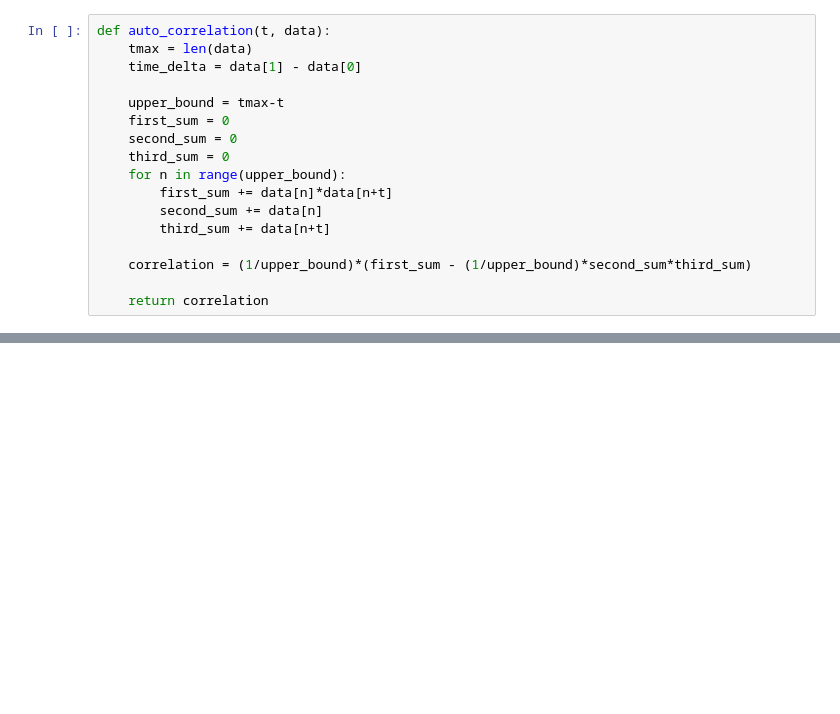
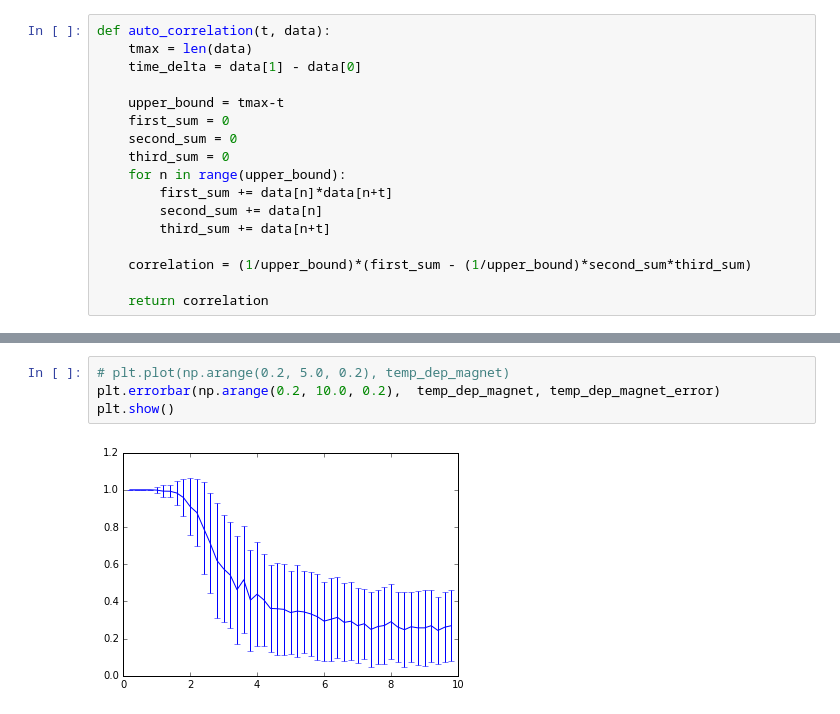
Before and after one commit to teunzwart/bachelor-project, a Jupyter notebook: code/Metropolis-Ising.ipynb, the cells around one changed output, grey strips where cells are left out. Saved outputs shown, nothing was run; the diff lists cells and outputs as text; blank space fills up the shorter version.

```diff
--- a/code/Metropolis-Ising.ipynb
+++ b/code/Metropolis-Ising.ipynb
@@ -151,0 +235,6 @@ energy 33.8536585366 19.3069695183
+# %%
+# plt.plot(np.arange(0.2, 5.0, 0.2), temp_dep_magnet)
+plt.errorbar(np.arange(0.2, 10.0, 0.2),  temp_dep_magnet, temp_dep_magnet_error)
+plt.show()
+# %% [output]
+[figure, added]
```
Also changed, not shown: parts of 9 cells of this notebook.
